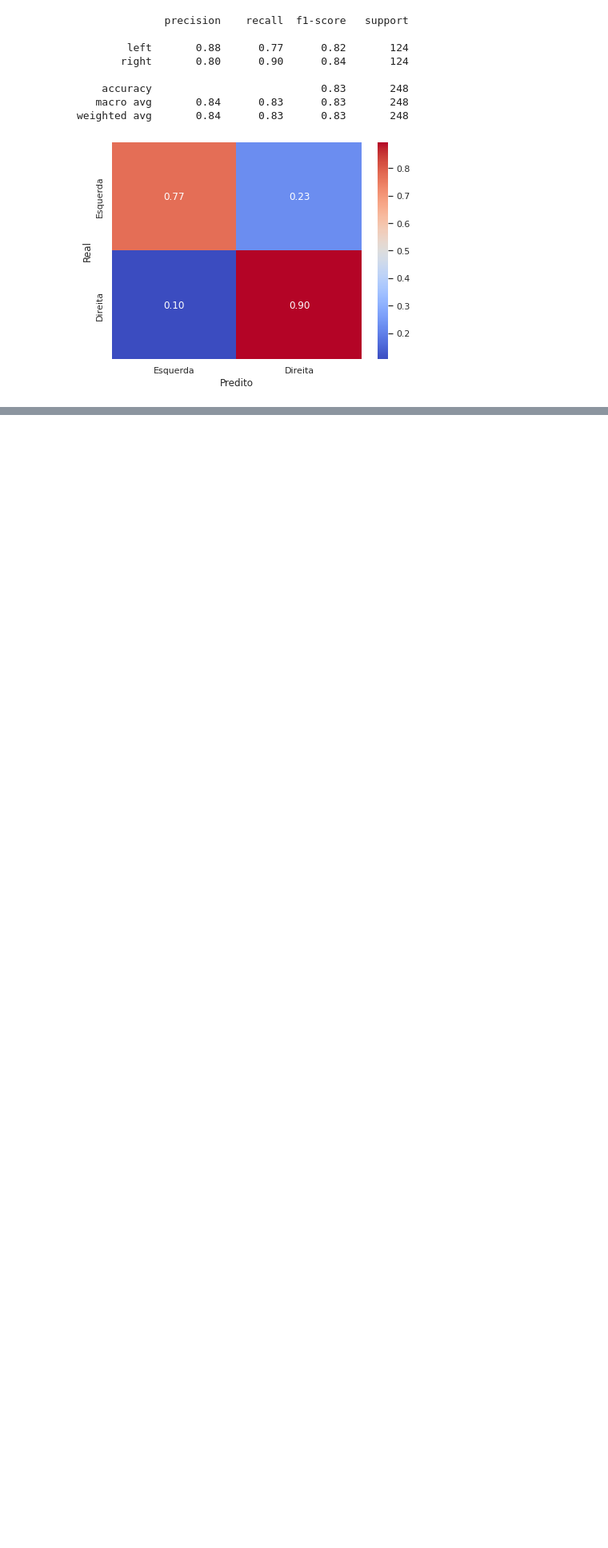
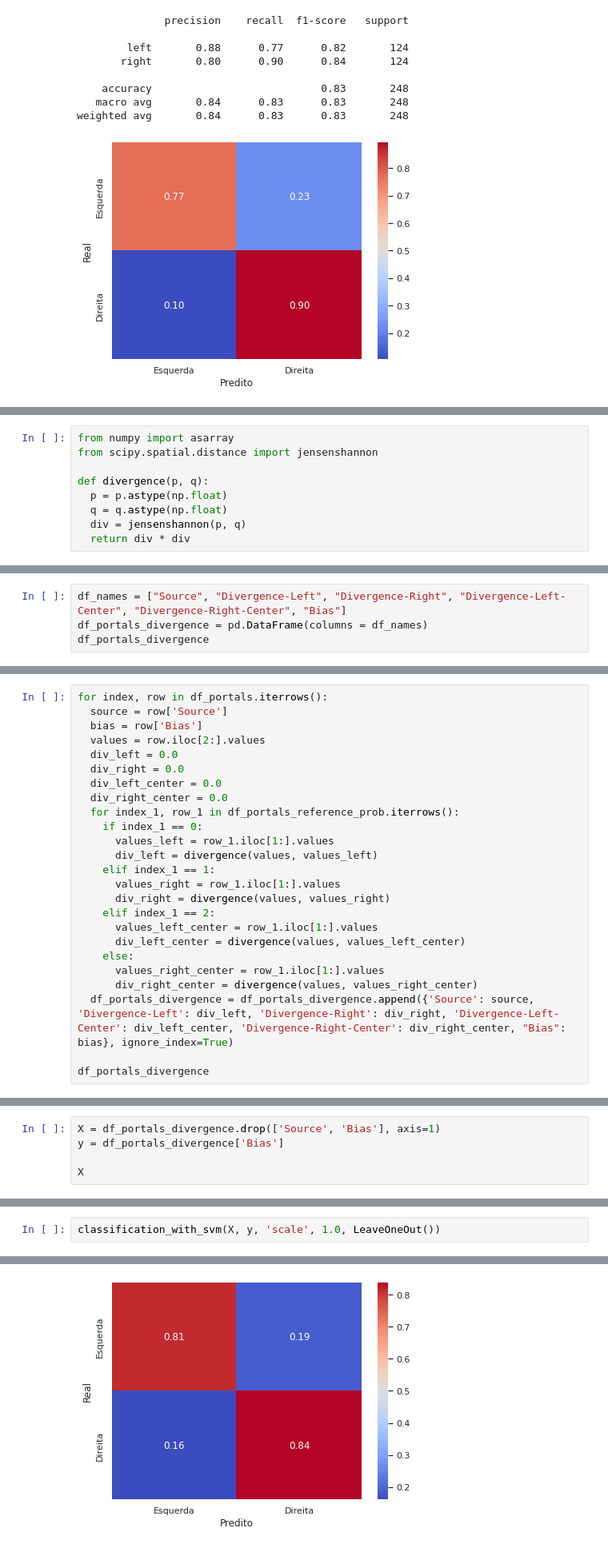
Before and after one commit to ldocarvalho/portals-bias, a Jupyter notebook: portals_bias.ipynb, the cells around one changed output, grey strips where cells are left out. Shown at 80% size. Drawn from its saved outputs; the diff is of its cells as text; blank space fills up the shorter version.

```diff
--- a/portals_bias.ipynb
+++ b/portals_bias.ipynb
@@ -4175,0 +3372,9 @@ weighted avg       0.84      0.83      0.83       248
+# %%
+from numpy import asarray
+from scipy.spatial.distance import jensenshannon
+
+def divergence(p, q):
+  p = p.astype(np.float)
+  q = q.astype(np.float)
+  div = jensenshannon(p, q)
+  return div * div
@@ -4175,0 +3383,4 @@ weighted avg       0.84      0.83      0.83       248
+# %%
+df_names = ["Source", "Divergence-Left", "Divergence-Right", "Divergence-Left-Center", "Divergence-Right-Center", "Bias"]
+df_portals_divergence = pd.DataFrame(columns = df_names)
+df_portals_divergence
@@ -4175,0 +3389,25 @@ weighted avg       0.84      0.83      0.83       248
+# %%
+for index, row in df_portals.iterrows():
+  source = row['Source']
+  bias = row['Bias']
+  values = row.iloc[2:].values
+  div_left = 0.0
+  div_right = 0.0
+  div_left_center = 0.0
+  div_right_center = 0.0
+  for index_1, row_1 in df_portals_reference_prob.iterrows():
+    if index_1 == 0:
+      values_left = row_1.iloc[1:].values
+      div_left = divergence(values, values_left)
+    elif index_1 == 1:
+      values_right = row_1.iloc[1:].values
+      div_right = divergence(values, values_right)
+    elif index_1 == 2:
+      values_left_center = row_1.iloc[1:].values
+      div_left_center = divergence(values, values_left_center)
+    else:
+      values_right_center = row_1.iloc[1:].values
+      div_right_center = divergence(values, values_right_center)
+  df_portals_divergence = df_portals_divergence.append({'Source': source, 'Divergence-Left': div_left, 'Divergence-Right': div_right, 'Divergence-Left-Center': div_left_center, 'Divergence-Right-Center': div_right_center, "Bias": bias}, ignore_index=True)
+
+df_portals_divergence
@@ -4175,0 +3433,5 @@ weighted avg       0.84      0.83      0.83       248
+# %%
+X = df_portals_divergence.drop(['Source', 'Bias'], axis=1)
+y = df_portals_divergence['Bias']
+
+X
@@ -4175,0 +3467,3 @@ weighted avg       0.84      0.83      0.83       248
+# %%
+classification_with_svm(X, y, 'scale', 1.0, LeaveOneOut())
+# %% [output]
@@ -4175,0 +3478 @@ weighted avg       0.84      0.83      0.83       248
+[figure, added]
```
Also changed, not shown: parts of 220 cells of this notebook.
